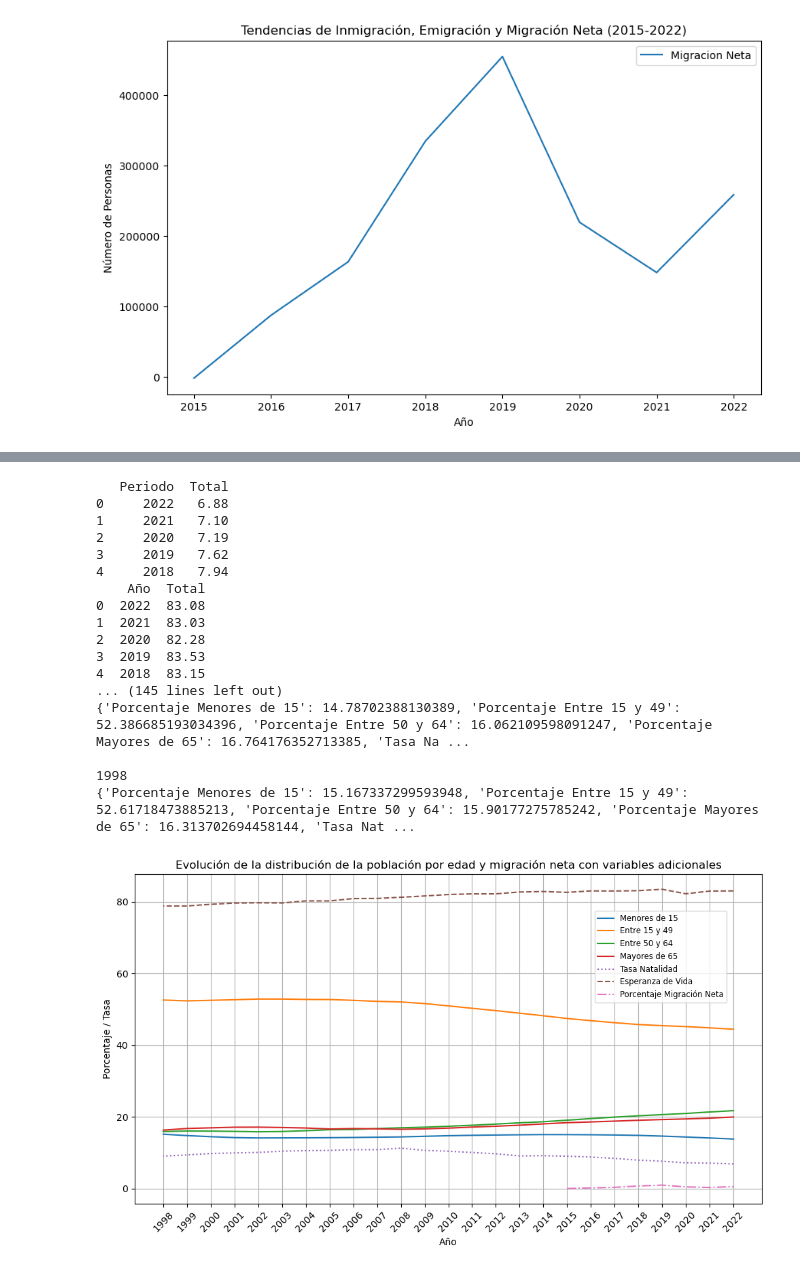
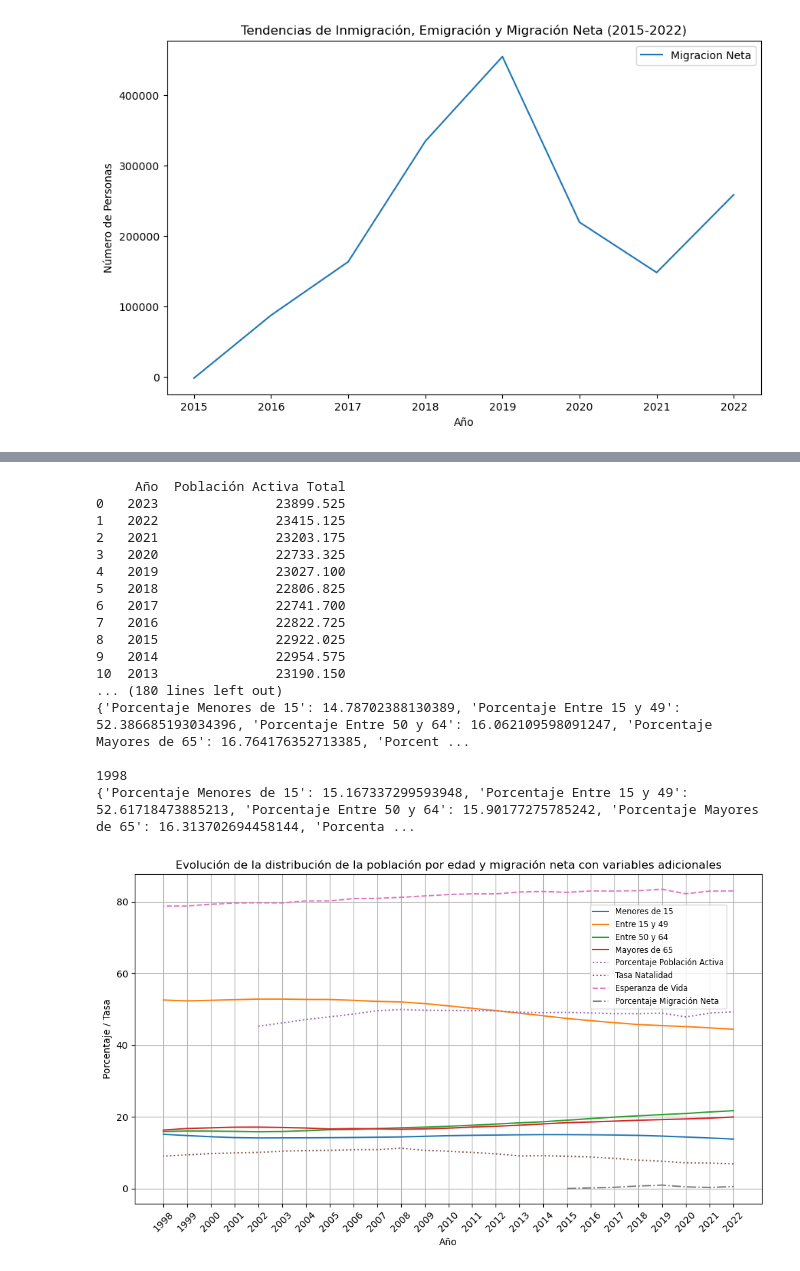
Before and after one commit to IkerNicolasGamiz/TFM, a Jupyter notebook: Notebooks/MigracionNeta.ipynb, the cells around one changed output, grey strips where cells are left out. Cells and saved outputs as stored; diff of their text form; code cells hidden in the pictures.

Commit message:
Insercion poblacion activa

```diff
--- a/Notebooks/MigracionNeta.ipynb
+++ b/Notebooks/MigracionNeta.ipynb
@@ -91,10 +151,6 @@ ruta_esperanza_vida = 'C:/Users/Iker Nikolas/Desktop/TFM-24/Github/DatasetsNorma
 # Cargar los datasets
 natalidad_df = pd.read_csv(ruta_natalidad, delimiter=';', decimal=',')
 esperanza_vida_df = pd.read_csv(ruta_esperanza_vida, delimiter=';', decimal=',')
-
-# Verificar las primeras filas de los datasets
-print(natalidad_df.head())
-print(esperanza_vida_df.head())
 
 # Ruta del archivo Excel
 archivo_excel = 'C:/Users/Iker Nikolas/Desktop/TFM-24/Github/DatasetsNormalizados/PoblacionPorEdad/PoblacionPorEdad.xlsx'
@@ -130,9 +186,12 @@ esperanza_vida_df = pd.read_csv(ruta_esperanza_vida, delimiter=';', decimal=',')
 # Convertir a índices los periodos y años de los datasets
 natalidad_df.set_index('Periodo', inplace=True)
 esperanza_vida_df.set_index('Año', inplace=True)
-
+print(df_medias_por_cuarteto)
+df_medias_por_cuarteto.set_index('Año', inplace=True)
+print(df_medias_por_cuarteto)
 # Crear un diccionario para almacenar los resultados por año
 resultados_por_año = {}
+
 
 # Agregar los resultados al diccionario por año
 for año in df.columns[1:]:
@@ -142,6 +201,7 @@ for año in df.columns[1:]:
         "Entre 15 y 49": suma_por_año_entre_15_y_49[año],
         "Entre 50 y 64": suma_por_año_entre_50_y_64[año],
         "Mayores de 65": suma_por_año_mayores_de_65[año],
+        "Población Activa Total": df_medias_por_cuarteto.loc[año, 'Población Activa Total'] * 100 if año in df_medias_por_cuarteto.index else None,
         "Tasa Natalidad": natalidad_df.loc[int(año), 'Total'] if int(año) in natalidad_df.index else None,
         "Esperanza de Vida": esperanza_vida_df.loc[int(año), 'Total'] if int(año) in esperanza_vida_df.index else None,
         "Migración Neta": migracion_df.loc[migracion_df['Año'] == int(año), 'Migracion Neta'].values[0] if int(año) in migracion_df['Año'].values else None
@@ -163,6 +223,7 @@ for año in df.columns[1:]:
         "Porcentaje Entre 15 y 49": (suma_por_año_entre_15_y_49[año] / poblacion_total_espana[año]) * 100,
         "Porcentaje Entre 50 y 64": (suma_por_año_entre_50_y_64[año] / poblacion_total_espana[año]) * 100,
         "Porcentaje Mayores de 65": (suma_por_año_mayores_de_65[año] / poblacion_total_espana[año]) * 100,
+        "Porcentaje Población Activa": (df_medias_por_cuarteto.loc[año, 'Población Activa Total'] * 100 / poblacion_total_espana[año]) * 1000 if año in df_medias_por_cuarteto.index else None,
         "Tasa Natalidad": resultados_por_año[año]["Tasa Natalidad"],
         "Esperanza de Vida": resultados_por_año[año]["Esperanza de Vida"],
         "Porcentaje Migración Neta": (migracion_df.loc[migracion_df['Año'] == int(año), 'Migracion Neta'].values[0] / poblacion_total_espana[año]) * 100 if int(año) in migracion_df['Año'].values else None
@@ -174,23 +235,23 @@ for año, valores in porcentajes_por_año.items():
     print(valores)
     print()
 # %% [output]
-   Periodo  Total
-0     2022   6.88
-1     2021   7.10
-2     2020   7.19
-3     2019   7.62
-4     2018   7.94
-    Año  Total
-0  2022  83.08
-1  2021  83.03
-2  2020  82.28
-3  2019  83.53
-4  2018  83.15
-... (145 lines left out)
-{'Porcentaje Menores de 15': 14.78702388130389, 'Porcentaje Entre 15 y 49': 52.386685193034396, 'Porcentaje Entre 50 y 64': 16.062109598091247, 'Porcentaje Mayores de 65': 16.764176352713385, 'Tasa Na ...
+     Año  Población Activa Total
+0   2023               23899.525
+1   2022               23415.125
+2   2021               23203.175
+3   2020               22733.325
+4   2019               23027.100
+5   2018               22806.825
+6   2017               22741.700
+7   2016               22822.725
+8   2015               22922.025
+9   2014               22954.575
+10  2013               23190.150
+... (180 lines left out)
+{'Porcentaje Menores de 15': 14.78702388130389, 'Porcentaje Entre 15 y 49': 52.386685193034396, 'Porcentaje Entre 50 y 64': 16.062109598091247, 'Porcentaje Mayores de 65': 16.764176352713385, 'Porcent ...
 
 1998
-{'Porcentaje Menores de 15': 15.167337299593948, 'Porcentaje Entre 15 y 49': 52.61718473885213, 'Porcentaje Entre 50 y 64': 15.90177275785242, 'Porcentaje Mayores de 65': 16.313702694458144, 'Tasa Nat ...
+{'Porcentaje Menores de 15': 15.167337299593948, 'Porcentaje Entre 15 y 49': 52.61718473885213, 'Porcentaje Entre 50 y 64': 15.90177275785242, 'Porcentaje Mayores de 65': 16.313702694458144, 'Porcenta ...
 # %%
 # Crear DataFrame para visualización
 df_visualizacion = pd.DataFrame(porcentajes_por_año).T
@@ -199,31 +260,34 @@ df_visualizacion = pd.DataFrame(porcentajes_por_año).T
 años = df_visualizacion.index
 
 # Crear una figura y un conjunto de ejes
 fig, ax = plt.subplots(figsize=(10, 6))
 
 # Graficar los porcentajes de cada grupo de edad
 ax.plot(años[::-1], df_visualizacion["Porcentaje Menores de 15"][::-1], label="Menores de 15")
 ax.plot(años[::-1], df_visualizacion["Porcentaje Entre 15 y 49"][::-1], label="Entre 15 y 49")
 ax.plot(años[::-1], df_visualizacion["Porcentaje Entre 50 y 64"][::-1], label="Entre 50 y 64")
 ax.plot(años[::-1], df_visualizacion["Porcentaje Mayores de 65"][::-1], label="Mayores de 65")
+
+# Graficar la población activa
+ax.plot(años[::-1], df_visualizacion["Porcentaje Población Activa"][::-1], label="Porcentaje Población Activa", linestyle='dotted')
 
 # Graficar las tasas de natalidad y esperanza de vida
 ax.plot(años, df_visualizacion["Tasa Natalidad"], label="Tasa Natalidad", linestyle='dotted')
 ax.plot(años, df_visualizacion["Esperanza de Vida"], label="Esperanza de Vida", linestyle='dashed')
 
 # Graficar la migración neta
 ax.plot(años[::-1], df_visualizacion["Porcentaje Migración Neta"][::-1], label="Porcentaje Migración Neta", linestyle='dashdot')
 
 # Configurar el gráfico
 ax.set_title("Evolución de la distribución de la población por edad y migración neta con variables adicionales")
 ax.set_xlabel("Año")
 ax.set_ylabel("Porcentaje / Tasa")
 ax.legend(fontsize='small', bbox_to_anchor=(0.95, 0.75), loc='center right')
 ax.grid(True)
 
 # Mostrar el gráfico
 plt.xticks(rotation=45)
 plt.tight_layout()
 plt.show()
 # %% [output]
-[figure, old version]
+[figure, new version]
```
Also changed, not shown: parts of 1 cell of this notebook.
